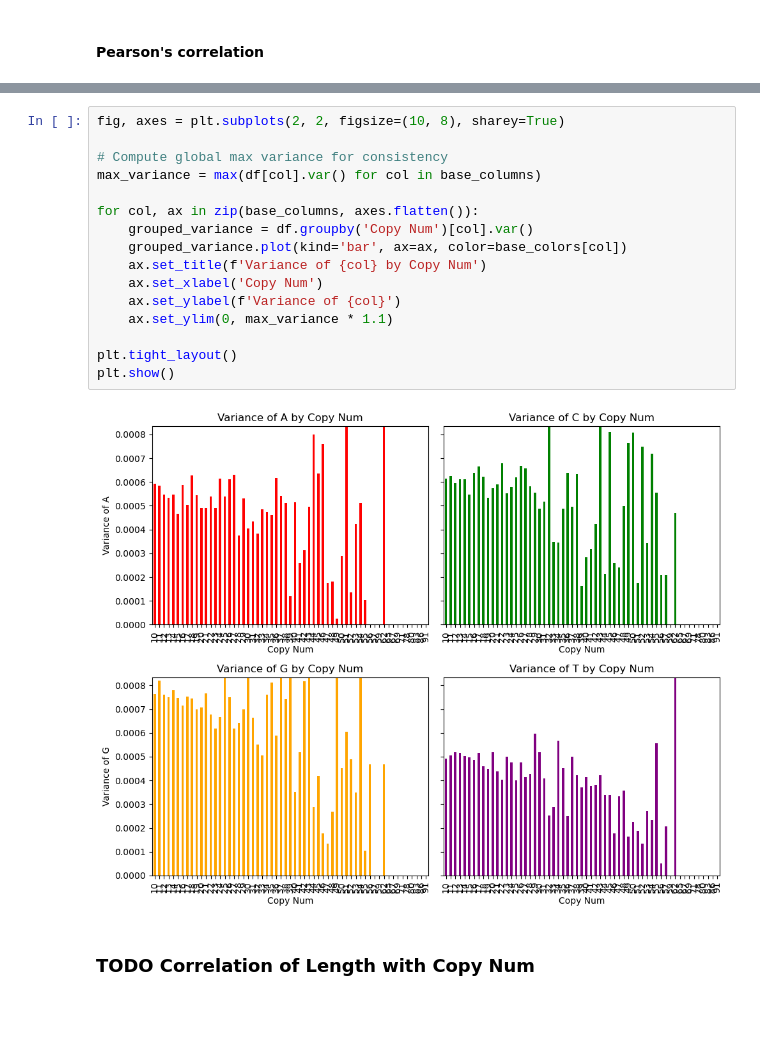
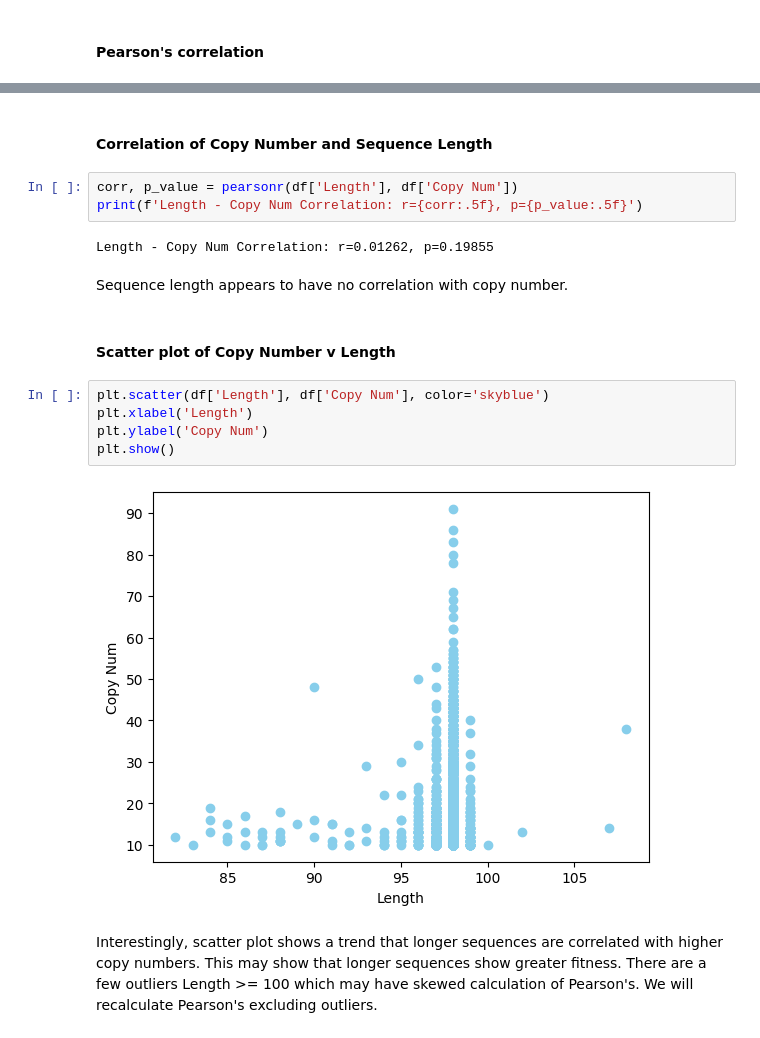
Before and after one commit to sheisroot/pH-sequence-design, a Jupyter notebook: Code/pH-EDA.ipynb, the cells around one changed output, grey strips where cells are left out. Saved outputs shown, nothing was run; the diff lists cells and outputs as text; blank space fills up the shorter version.

Commit message:
finished first order EDA, found only confirming evidence for second order studies of fitness

```diff
--- a/Code/pH-EDA.ipynb
+++ b/Code/pH-EDA.ipynb
@@ -350,20 +347,20 @@ For example, the moiety with 91 copies in the pool are all the same, so no varia
-# %%
-fig, axes = plt.subplots(2, 2, figsize=(10, 8), sharey=True)
-
-# Compute global max variance for consistency
-max_variance = max(df[col].var() for col in base_columns)
-
-for col, ax in zip(base_columns, axes.flatten()):
-    grouped_variance = df.groupby('Copy Num')[col].var()
-    grouped_variance.plot(kind='bar', ax=ax, color=base_colors[col])
-    ax.set_title(f'Variance of {col} by Copy Num')
-    ax.set_xlabel('Copy Num')
-    ax.set_ylabel(f'Variance of {col}')
-    ax.set_ylim(0, max_variance * 1.1)
-
-plt.tight_layout()
-plt.show()
-# %% [output]
-[figure, old version]
 # %% [markdown]
-### TODO Correlation of Length with Copy Num
+#### Correlation of Copy Number and Sequence Length
+# %%
+corr, p_value = pearsonr(df['Length'], df['Copy Num'])
+print(f'Length - Copy Num Correlation: r={corr:.5f}, p={p_value:.5f}')
+# %% [output]
+Length - Copy Num Correlation: r=0.01262, p=0.19855
+# %% [markdown]
+Sequence length appears to have no correlation with copy number.
+# %% [markdown]
+#### Scatter plot of Copy Number v Length
+# %%
+plt.scatter(df['Length'], df['Copy Num'], color='skyblue')
+plt.xlabel('Length')
+plt.ylabel('Copy Num')
+plt.show()
+# %% [output]
+[figure, added]
+# %% [markdown]
+Interestingly, scatter plot shows a trend that longer sequences are correlated with higher copy numbers.  This may show that longer sequences show greater fitness.  There are a few outliers Length >= 100 which may have skewed calculation of Pearson's. We will recalculate Pearson's excluding outliers.
```
Also changed, not shown: parts of 18 cells of this notebook, 1 other file.
